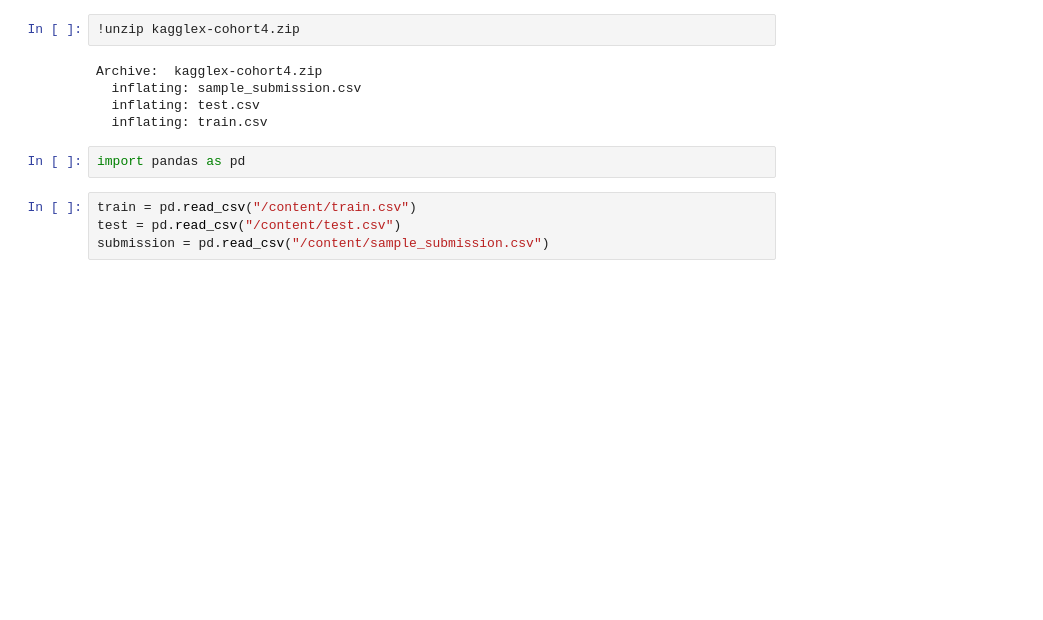
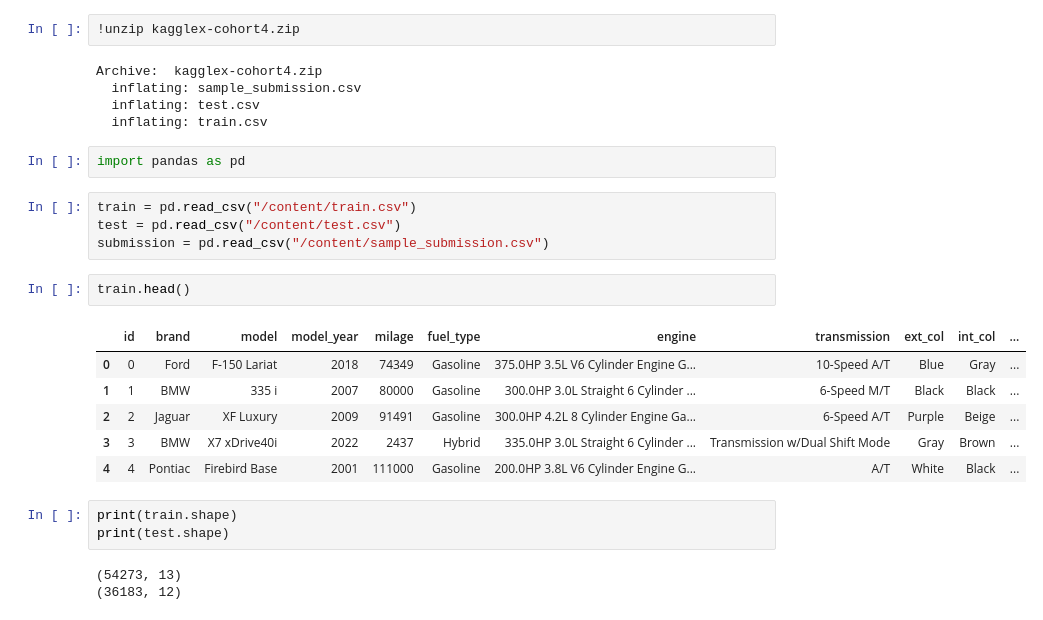
Before and after one commit to aggarwal-ujjwal/KaggleXFellowship, a Jupyter notebook: KaggleX_Fellowship_Solution.ipynb, the cells around one changed output. Cells and saved outputs as stored; diff of their text form; blank space fills up the shorter version.

```diff
--- a/KaggleX_Fellowship_Solution.ipynb
+++ b/KaggleX_Fellowship_Solution.ipynb
@@ -26,3 +26,18 @@ import pandas as pd
 train = pd.read_csv("/content/train.csv")
 test = pd.read_csv("/content/test.csv")
 submission = pd.read_csv("/content/sample_submission.csv")
+# %%
+train.head()
+# %% [output]
+|  | id | brand | model | model_year | milage | fuel_type | engine | transmission | ext_col | int_col | ... |
+| 0 | 0 | Ford | F-150 Lariat | 2018 | 74349 | Gasoline | 375.0HP 3.5L V6 Cylinder Engine G... | 10-Speed A/T | Blue | Gray | ... |
+| 1 | 1 | BMW | 335 i | 2007 | 80000 | Gasoline | 300.0HP 3.0L Straight 6 Cylinder ... | 6-Speed M/T | Black | Black | ... |
+| 2 | 2 | Jaguar | XF Luxury | 2009 | 91491 | Gasoline | 300.0HP 4.2L 8 Cylinder Engine Ga... | 6-Speed A/T | Purple | Beige | ... |
+| 3 | 3 | BMW | X7 xDrive40i | 2022 | 2437 | Hybrid | 335.0HP 3.0L Straight 6 Cylinder ... | Transmission w/Dual Shift Mode | Gray | Brown | ... |
+| 4 | 4 | Pontiac | Firebird Base | 2001 | 111000 | Gasoline | 200.0HP 3.8L V6 Cylinder Engine G... | A/T | White | Black | ... |
+# %%
+print(train.shape)
+print(test.shape)
+# %% [output]
+(54273, 13)
+(36183, 12)
```
Also changed, not shown: parts of 8 cells of this notebook.
